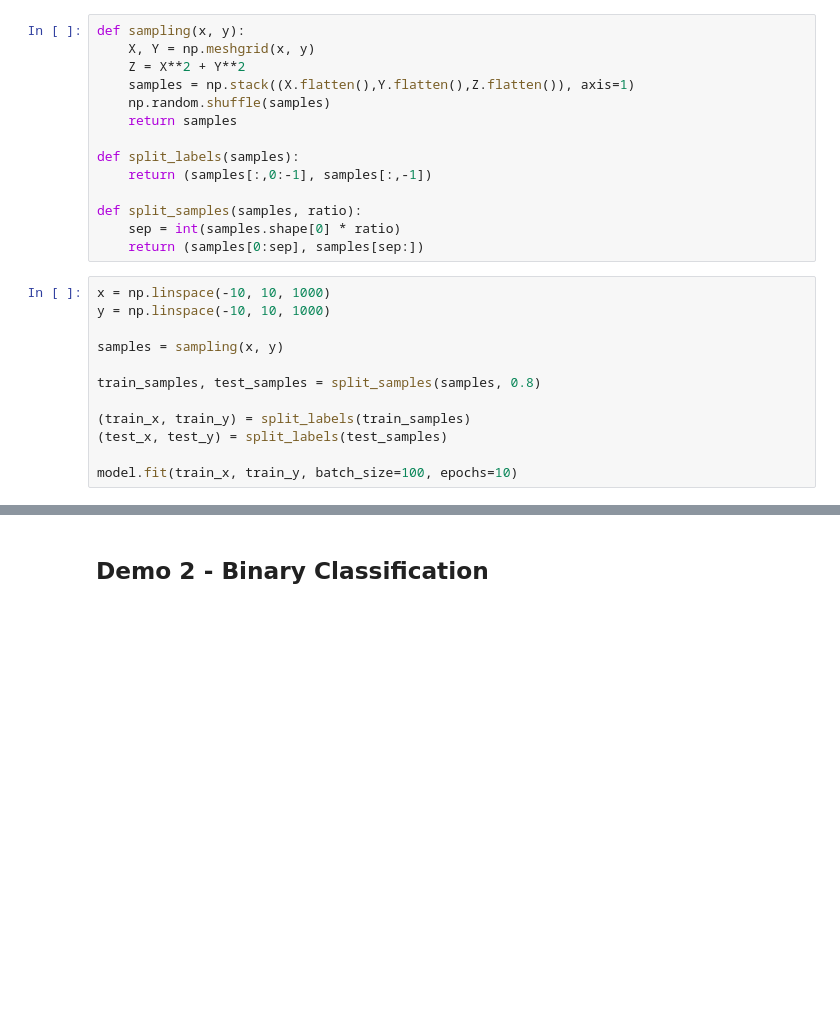
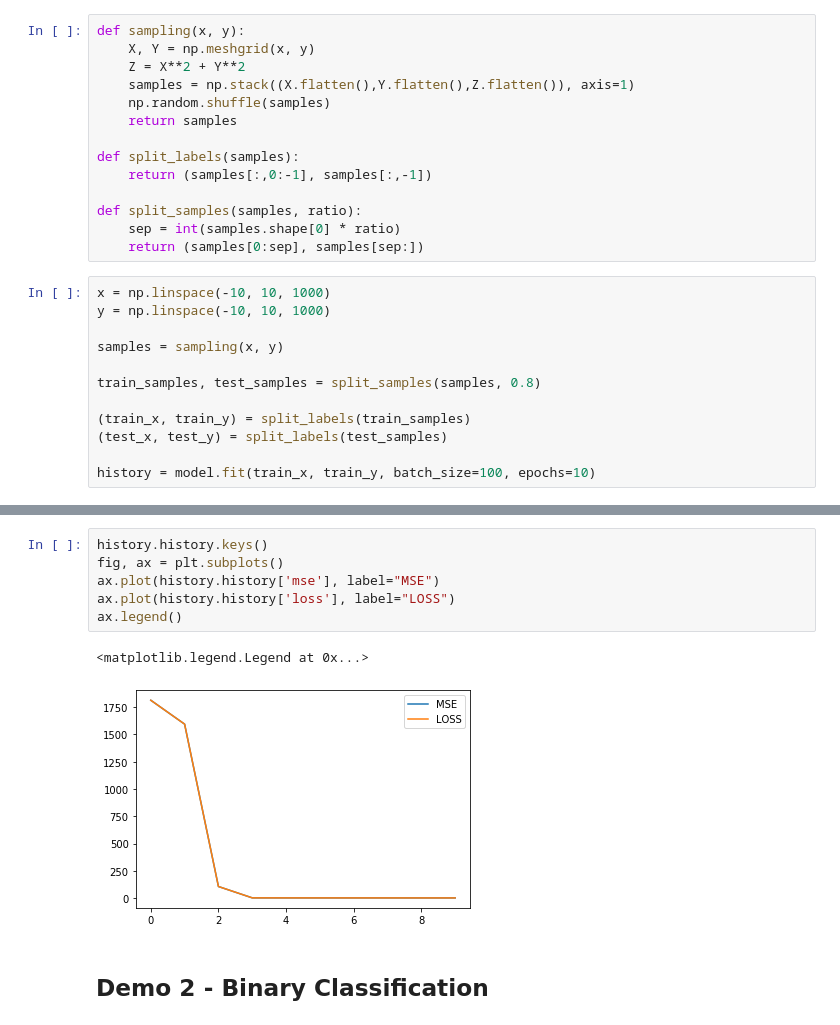
Before and after one commit to kckecheng/datascience-tutorial, a Jupyter notebook: tensorflow.ipynb, the cells around one changed output, grey strips where cells are left out. Saved outputs shown, nothing was run; the diff lists cells and outputs as text; blank space fills up the shorter version.

```diff
--- a/tensorflow.ipynb
+++ b/tensorflow.ipynb
@@ -178,4 +191,4 @@ train_samples, test_samples = split_samples(samples, 0.8)
 (train_x, train_y) = split_labels(train_samples)
 (test_x, test_y) = split_labels(test_samples)
 
-model.fit(train_x, train_y, batch_size=100, epochs=10)
+history = model.fit(train_x, train_y, batch_size=100, epochs=10)
@@ -200,3 +237,12 @@ ax.plot_surface(X, Y, v_y.reshape(100,100))
+# %%
+history.history.keys()
+fig, ax = plt.subplots()
+ax.plot(history.history['mse'], label="MSE")
+ax.plot(history.history['loss'], label="LOSS")
+ax.legend()
+# %% [output]
+<matplotlib.legend.Legend at 0x...>
+[figure, added]
 # %% [markdown]
 ## Demo 2 - Binary Classification
 # %% [markdown]
```
Also changed, not shown: parts of 41 cells of this notebook, 1 other file.
